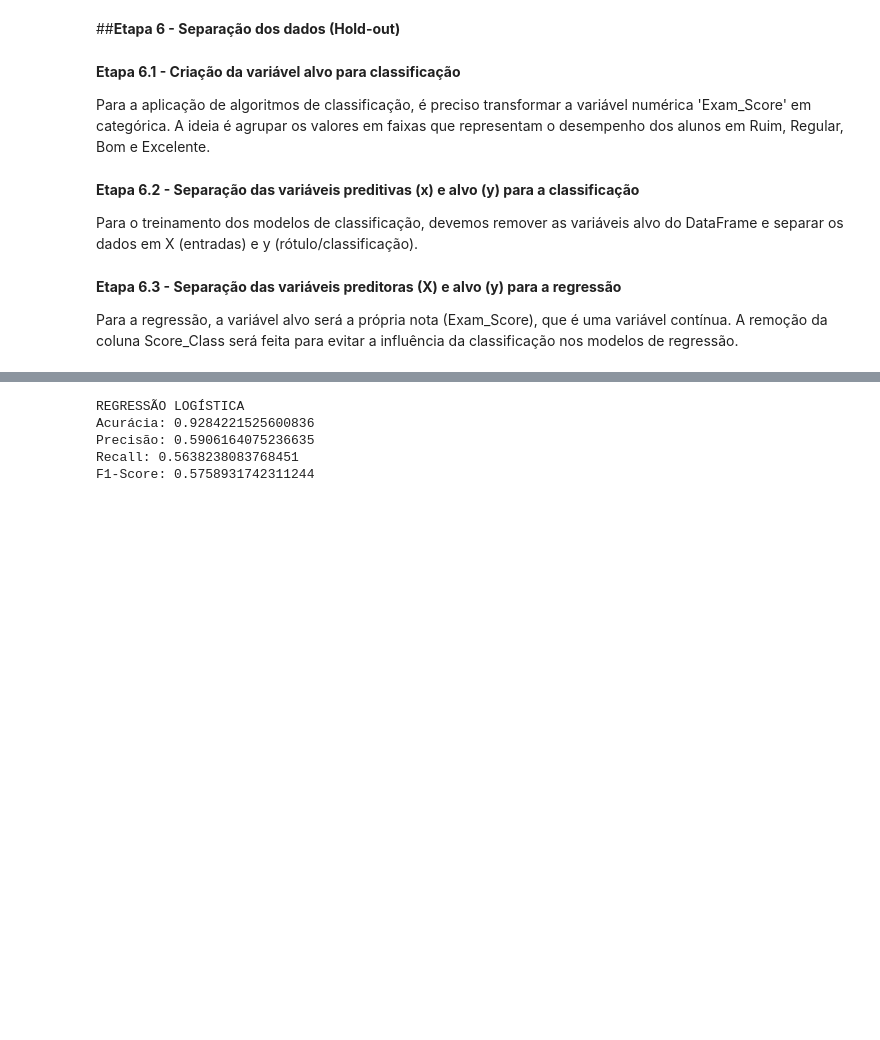
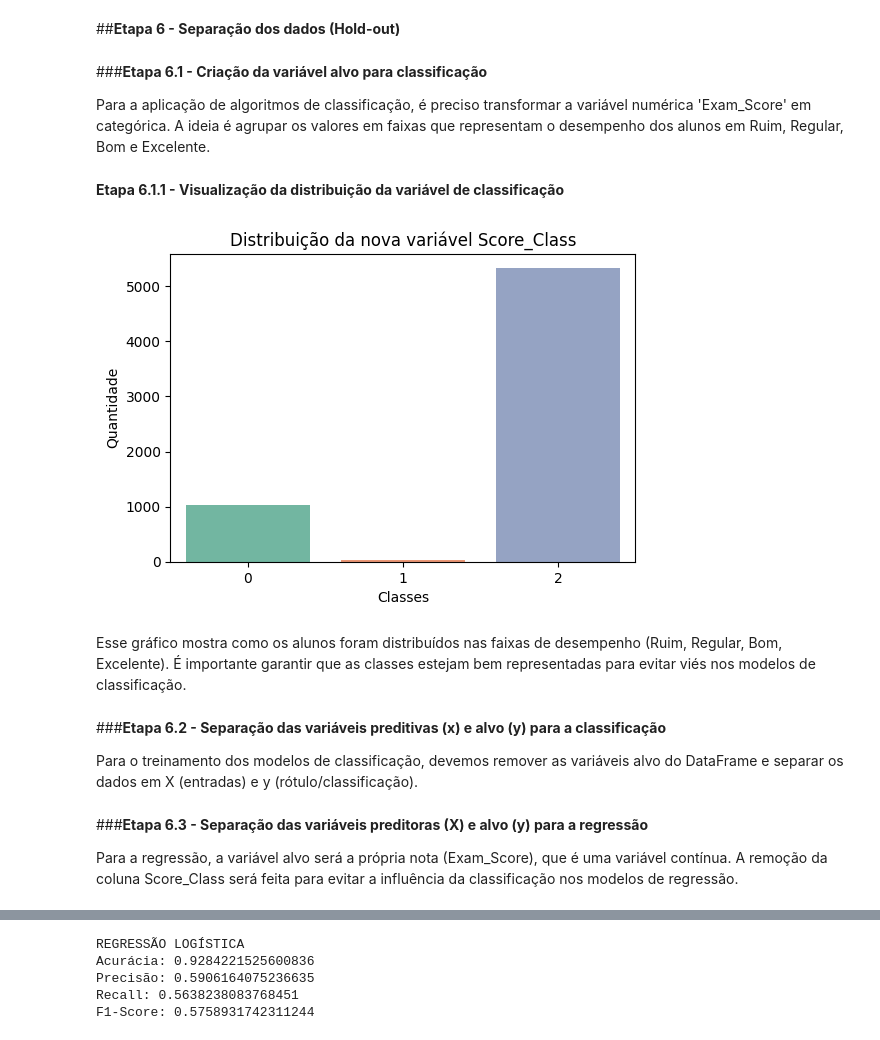
Before and after one commit to vitao-bolado/Trabalho2_AnaliseDados, a Jupyter notebook: Trabalho2_AnaliseDados_VitorFaustinoTirabassi.ipynb, the cells around one changed output, grey strips where cells are left out. Cells and saved outputs as stored; diff of their text form; code cells hidden in the pictures; blank space fills up the shorter version.

Commit message:
Elaborando gráficos

```diff
--- a/Trabalho2_AnaliseDados_VitorFaustinoTirabassi.ipynb
+++ b/Trabalho2_AnaliseDados_VitorFaustinoTirabassi.ipynb
@@ -203,7 +230,7 @@ df[num_cols_to_scale].describe().T
 # %% [markdown]
 ##**Etapa 6 - Separação dos dados (Hold-out)**
 # %% [markdown]
-**Etapa 6.1 - Criação da variável alvo para classificação**
+###**Etapa 6.1 - Criação da variável alvo para classificação**
 
 Para a aplicação de algoritmos de classificação, é preciso transformar a variável numérica 'Exam_Score' em categórica.
 A ideia é agrupar os valores em faixas que representam o desempenho dos alunos em Ruim, Regular, Bom e Excelente.
@@ -218,8 +245,21 @@ df.dropna(subset=['Score_Class'], inplace=True)
 
 # Codificando a nova coluna
 df['Score_Class'] = le.fit_transform(df['Score_Class'])
+# %% [markdown]
+**Etapa 6.1.1 - Visualização da distribuição da variável de classificação**
+# %%
+plt.figure(figsize=(6, 4))
+sns.countplot(x='Score_Class', data=df, palette='Set2')
+plt.title('Distribuição da nova variável Score_Class')
+plt.xlabel('Classes')
+plt.ylabel('Quantidade')
+plt.show()
+# %% [output]
+[figure, added]
+# %% [markdown]
+Esse gráfico mostra como os alunos foram distribuídos nas faixas de desempenho (Ruim, Regular, Bom, Excelente). É importante garantir que as classes estejam bem representadas para evitar viés nos modelos de classificação.
 # %% [markdown]
-**Etapa 6.2 - Separação das variáveis preditivas (x) e alvo (y) para a classificação**
+###**Etapa 6.2 - Separação das variáveis preditivas (x) e alvo (y) para a classificação**
 
 Para o treinamento dos modelos de classificação, devemos remover as variáveis alvo do DataFrame e separar
 os dados em X (entradas) e y (rótulo/classificação).
@@ -227,7 +267,7 @@ os dados em X (entradas) e y (rótulo/classificação).
 X_class = df.drop(columns=['Exam_Score', 'Score_Class'])
 y_class = df['Score_Class']
 # %% [markdown]
-**Etapa 6.3 - Separação das variáveis preditoras (X) e alvo (y) para a regressão**
+###**Etapa 6.3 - Separação das variáveis preditoras (X) e alvo (y) para a regressão**
 
 Para a regressão, a variável alvo será a própria nota (Exam_Score), que é uma variável contínua. A remoção da coluna Score_Class será feita para evitar a influência da classificação nos modelos de regressão.
 # %%
```
Also changed, not shown: parts of 50 cells of this notebook.
